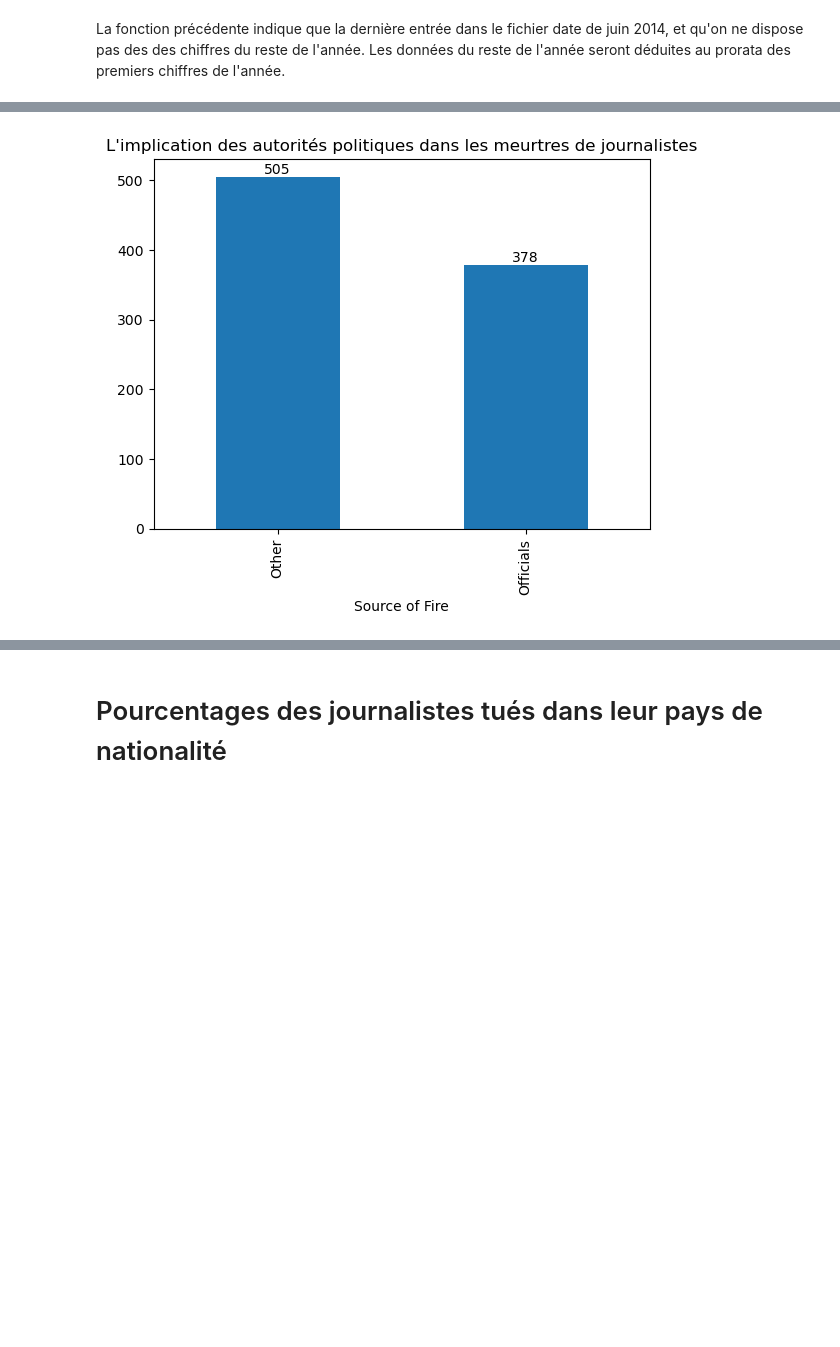
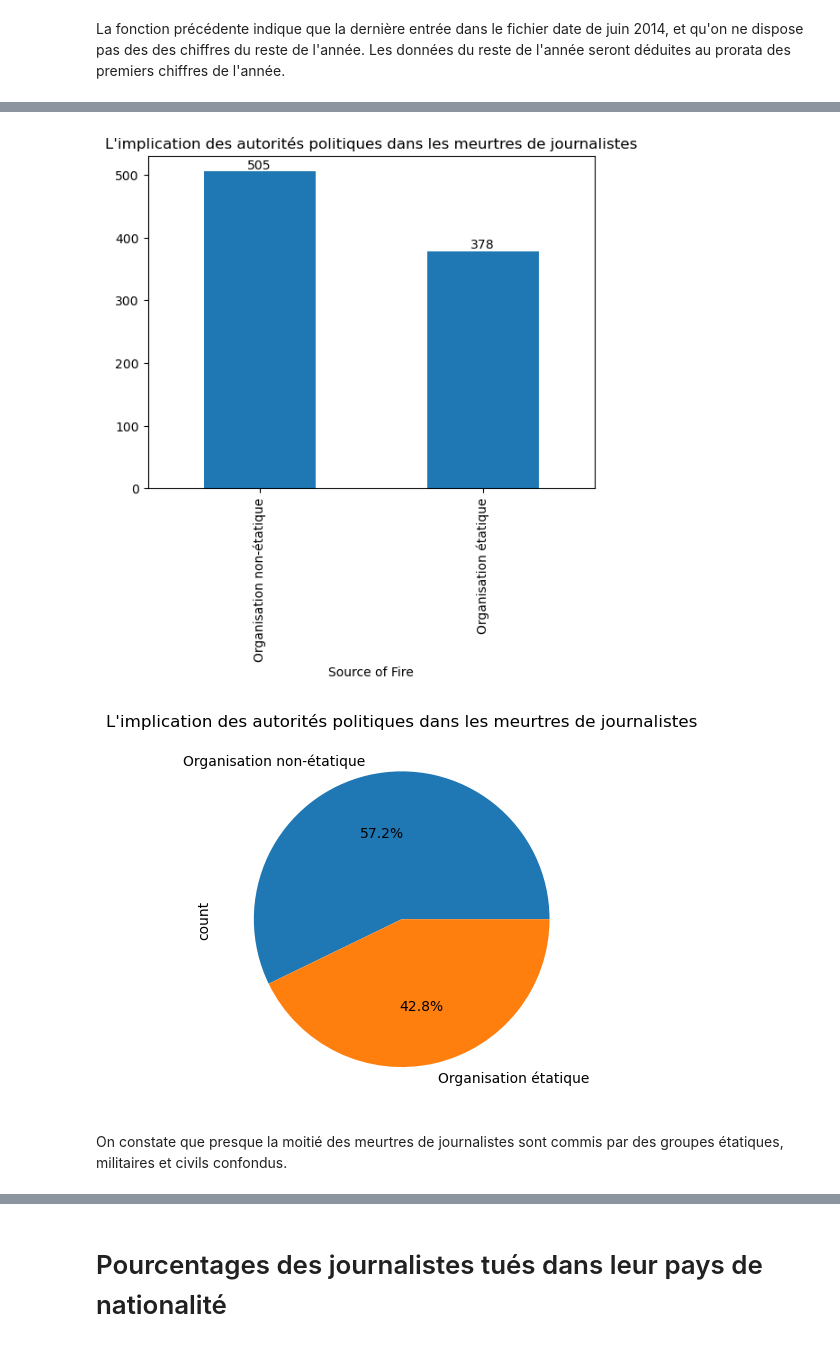
Before and after one commit to AlikakilA/Python_Manipulation_Data, a Jupyter notebook: rapport.ipynb, the cells around one changed output, grey strips where cells are left out. Cells and saved outputs as stored; diff of their text form; code cells hidden in the pictures; blank space fills up the shorter version.

```diff
--- a/rapport.ipynb
+++ b/rapport.ipynb
@@ -86,0 +72,16 @@ L'entrée la plus récente correspond à Anton Voloshin, tué le June 24, 2014 e
+# %%
+try:
+    # Convert 'Year of Death' to numeric, coercing errors to NaN
+    df['Year of Death'] = pd.to_numeric(df['Year of Death'], errors='coerce')
+
+    # Récupère l'entrée la plus récente
+    latest_entry = df.loc[df['Year of Death'] == df['Year of Death'].max()].iloc[0]
+
+    # Récupère la date de décès
+    most_recent_death = latest_entry['Year of Death']
+    date_killed = latest_entry['Date Killed']
+
+    print("La date de décès la plus récente est", int(most_recent_death))
+    print(f"L'entrée la plus récente correspond à {latest_entry['Name']}, tué le {date_killed} en {latest_entry['Country Killed']}.")
+except KeyError:
+    print("Erreur lors de la récupération des dates de décès")
@@ -104,6 +110,14 @@ try:
     for i, v in enumerate(df['Source of Fire'].value_counts()):
         plt.text(i, v, str(v), ha='center')
     plt.show()
+
+    # Affiche le même diagramme, après avoir retiré les valeurs combinatoires (incluant une virgule dans la valeur)
+    df['Source of Fire'] = df['Source of Fire'].str.split(',').str[0]
+    df['Source of Fire'].value_counts().plot(kind='pie', autopct='%1.1f%%')
+
+    plt.title("Répartition des groupes à l'origine des meurtres (%)")
+    plt.ylabel('')  # Remove the 'count' label
+    plt.show()
 except KeyError:
     print("Erreur lors de la récupération des données pour le graphique")
 # %% [output]
@@ -111,32 +126,40 @@ except KeyError:
 # %%
 try:
     df = pd.read_csv("Journalists.csv")
 except FileNotFoundError:
     print("Erreur")
 
 try:
     # Filtrer d'abord pour exclure "Unknown Fire" et les valeurs NaN
     df_filtered = df[df['Source of Fire'].notna()]
     df_filtered = df_filtered[df_filtered['Source of Fire'] != 'Unknown Fire']
 
     # Créer les catégories Officials/Other
     mask = df_filtered['Source of Fire'].str.contains('Military Officials|Government Officials', na=False)
-    df_filtered.loc[mask, 'Source of Fire'] = 'Officials'
-    df_filtered.loc[~mask, 'Source of Fire'] = 'Other'
+    df_filtered.loc[mask, 'Source of Fire'] = 'Organisation étatique'
+    df_filtered.loc[~mask, 'Source of Fire'] = 'Organisation non-étatique'
 
     # Créer le graphique
     ax = df_filtered['Source of Fire'].value_counts().plot(kind='bar')
     plt.title("L'implication des autorités politiques dans les meurtres de journalistes")
 
     # Ajouter les valeurs sur chaque barre
     for i in ax.containers:
         ax.bar_label(i)
 
     plt.show()
+
+    # Puis, affiche de nouveau ce diagramme sous forme de camembert
+    ax = df_filtered['Source of Fire'].value_counts().plot(kind='pie', autopct='%1.1f%%')
+    plt.title("L'implication des autorités politiques dans les meurtres de journalistes")
+    plt.show()
 except KeyError:
     print("Erreur lors de la récupération des données pour le graphique")
 # %% [output]
-[figure, old version]
+[figure, new version]
+[figure, added]
+# %% [markdown]
+On constate que presque la moitié des meurtres de journalistes sont commis par des groupes étatiques, militaires et civils confondus.
 # %%
 try:
     # Filtrer pour inclure uniquement "Military Officials" et "Government Officials" purs
```
Also changed, not shown: parts of 11 cells of this notebook.
